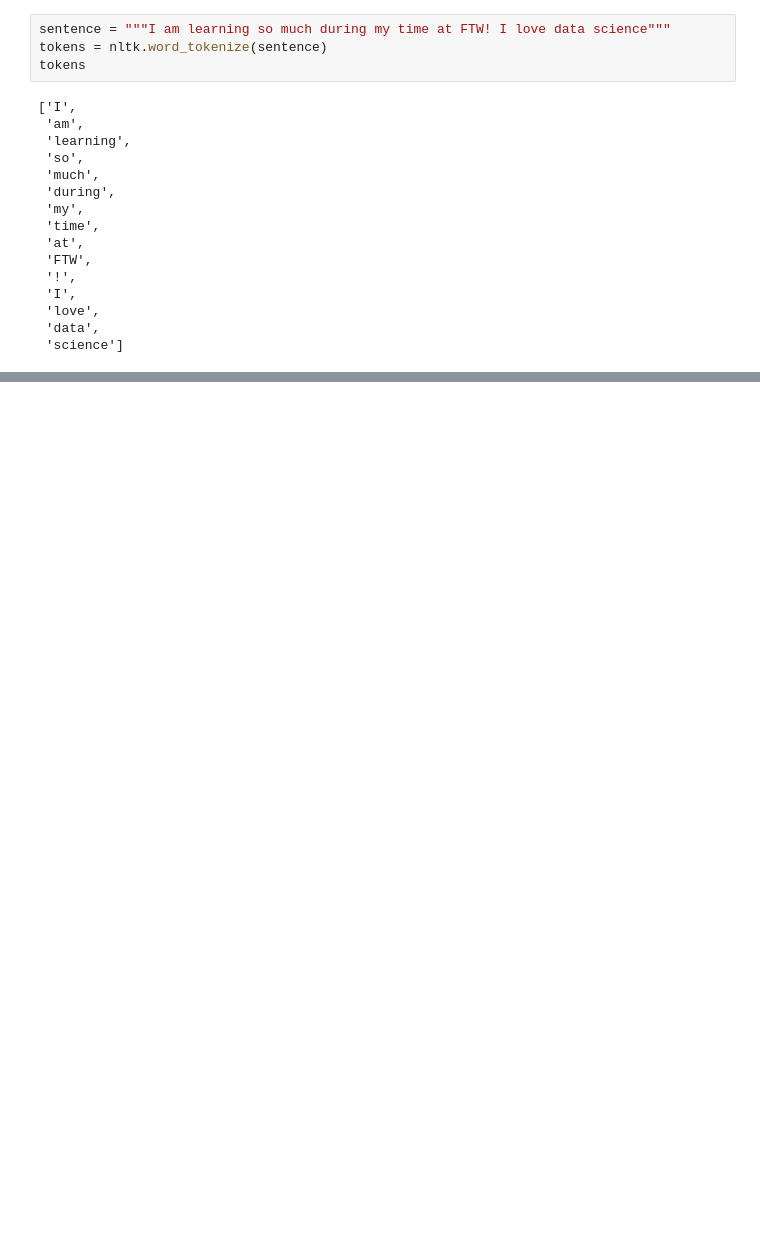
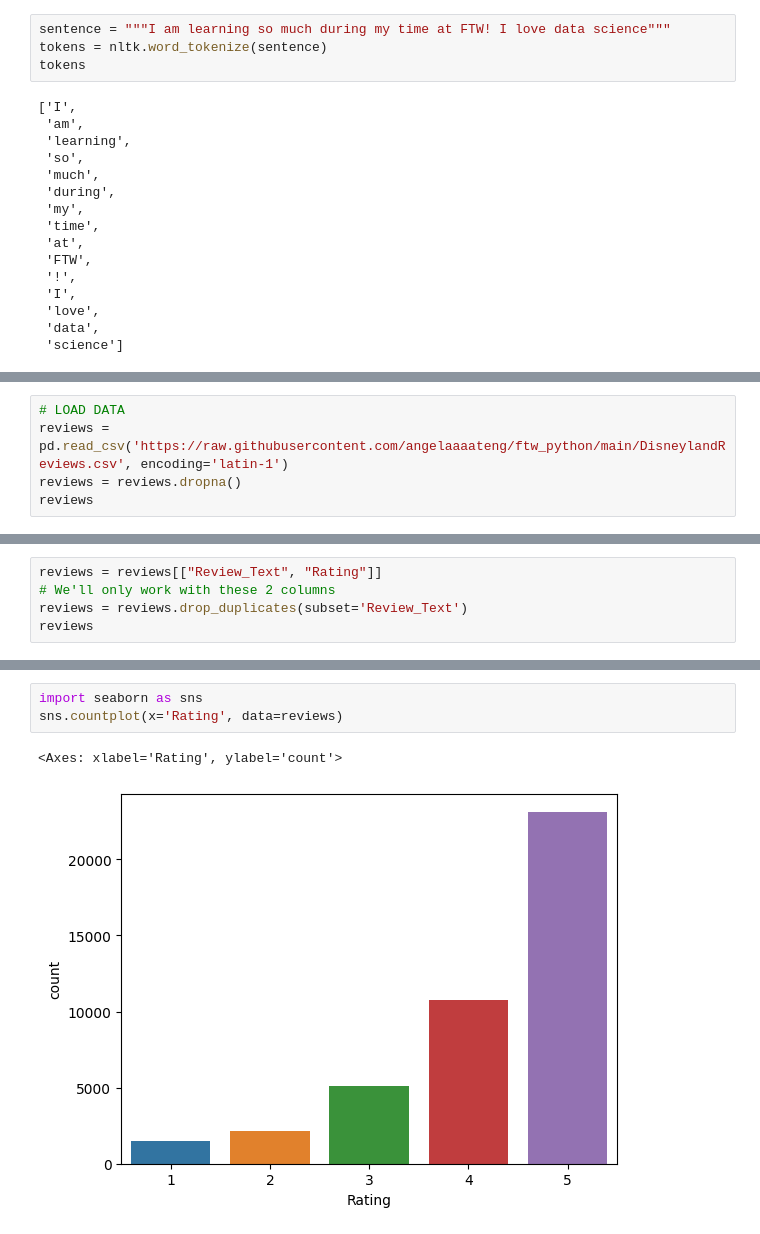
Before and after one commit to angelaaaateng/ftw_python, a Jupyter notebook: NLP_Basics_B8.ipynb, the cells around one changed output, grey strips where cells are left out. Cells and saved outputs as stored; diff of their text form; blank space fills up the shorter version.

```diff
--- a/NLP_Basics_B8.ipynb
+++ b/NLP_Basics_B8.ipynb
@@ -242,0 +285,5 @@ pd.DataFrame(count_matrix.todense(), columns=cv.get_feature_names_out())
+# %%
+# LOAD DATA
+reviews = pd.read_csv('https://raw.githubusercontent.com/angelaaaateng/ftw_python/main/DisneylandReviews.csv', encoding='latin-1')
+reviews = reviews.dropna()
+reviews
@@ -242,0 +304,5 @@ pd.DataFrame(count_matrix.todense(), columns=cv.get_feature_names_out())
+# %%
+reviews = reviews[["Review_Text", "Rating"]]
+# We'll only work with these 2 columns
+reviews = reviews.drop_duplicates(subset='Review_Text')
+reviews
@@ -242,0 +323,6 @@ pd.DataFrame(count_matrix.todense(), columns=cv.get_feature_names_out())
+# %%
+import seaborn as sns
+sns.countplot(x='Rating', data=reviews)
+# %% [output]
+<Axes: xlabel='Rating', ylabel='count'>
+[figure, added]
```
Also changed, not shown: parts of 24 cells of this notebook.
